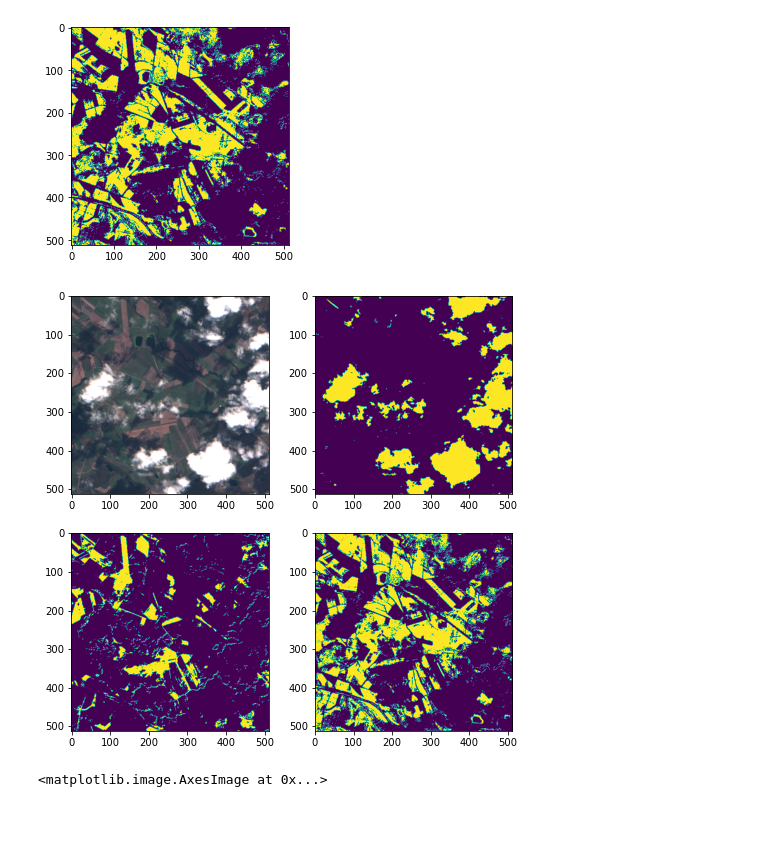
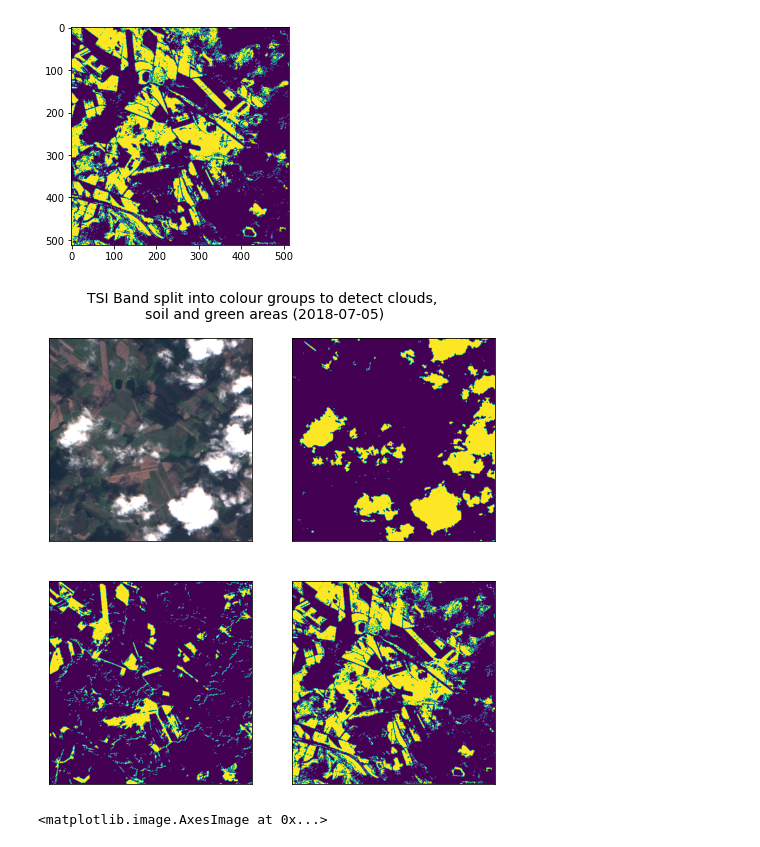
Before and after one commit to Mgunadi/Good_Crop_Bad_Crop, a Jupyter notebook: DataExploration.ipynb, the cells around one changed output. Cells and saved outputs as stored; diff of their text form; code cells hidden in the pictures; blank space fills up the shorter version.

```diff
--- a/DataExploration.ipynb
+++ b/DataExploration.ipynb
@@ -250,25 +250,35 @@ plt.imshow(green_areas)
 # %%
 w = 10
 h = 10
 fig = plt.figure(figsize=(8, 8))
 columns = 2
 rows = 2
 
-fig.add_subplot(rows, columns, 1)
+ax = fig.add_subplot(rows, columns, 1)
+ax.set_xticks([])
+ax.set_yticks([])
 plt.imshow(test_image)
 
-fig.add_subplot(rows, columns, 2)
+ax = fig.add_subplot(rows, columns, 2)
+ax.set_xticks([])
+ax.set_yticks([])
 plt.imshow(clouds)
 
-fig.add_subplot(rows, columns, 3)
+ax = fig.add_subplot(rows, columns, 3)
+ax.set_xticks([])
+ax.set_yticks([])
 plt.imshow(red_areas)
 
-fig.add_subplot(rows, columns, 4)
+ax = fig.add_subplot(rows, columns, 4)
+ax.set_xticks([])
+ax.set_yticks([])
 plt.imshow(green_areas)
 
+fig.suptitle('TSI Band split into colour groups to detect clouds, \nsoil and green areas (2018-07-05)', fontsize=14)
+plt.subplots_adjust(top=0.90)
 plt.show()
 # %% [output]
-[figure, old version]
+[figure, new version]
 # %%
 # combine layers into one image
 coloured_mask = np.column_stack((np.reshape(red_areas, [512*512,1]), np.reshape(green_areas, [512*512,1]), np.reshape(clouds, [512*512,1])))
```
Also changed, not shown: parts of 2 cells of this notebook, 3 other files.
